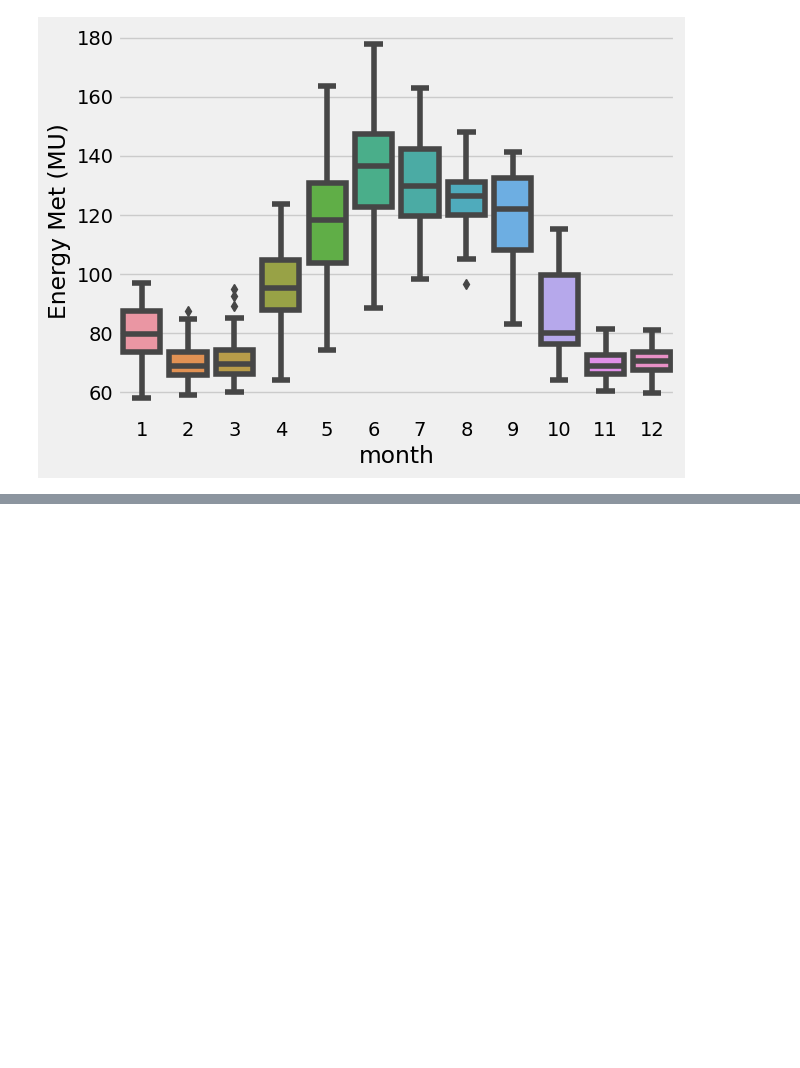
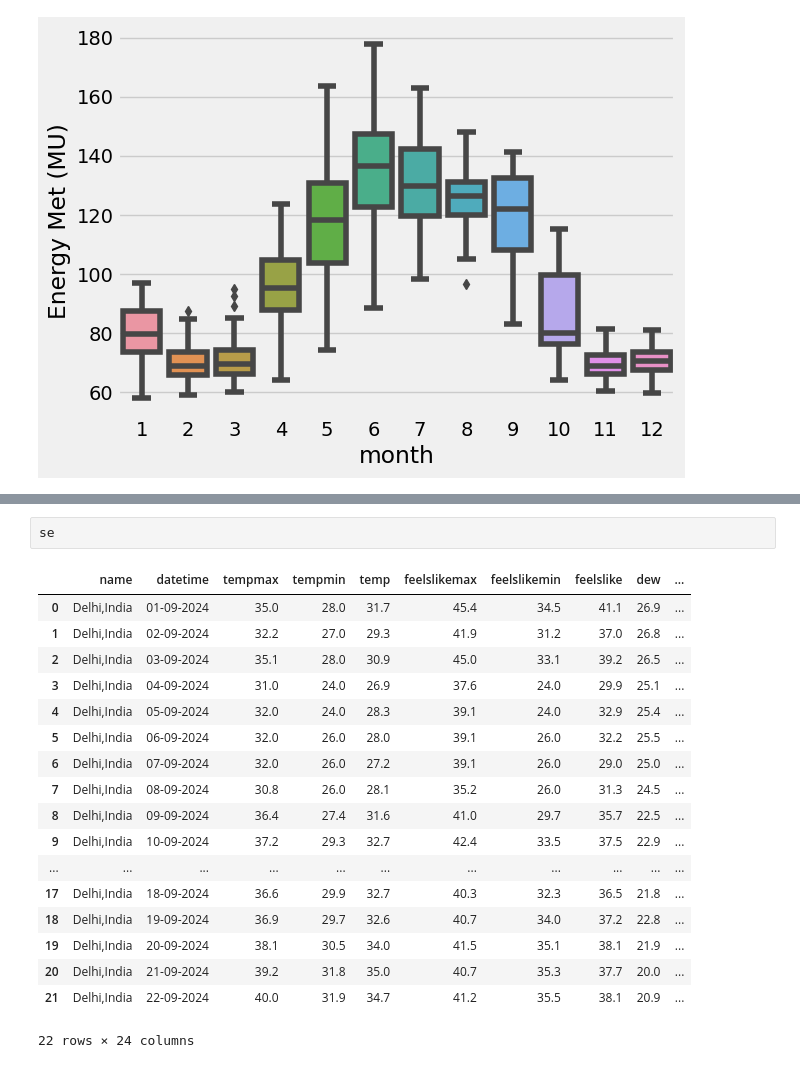
Before and after one commit to PiyushAgrawal626/SIH, a Jupyter notebook: sih-ps-1624.ipynb, the cells around one changed output, grey strips where cells are left out. Drawn from its saved outputs; the diff is of its cells as text; blank space fills up the shorter version.

```diff
--- a/sih-ps-1624.ipynb
+++ b/sih-ps-1624.ipynb
@@ -229,0 +380,21 @@ plt.show()
+# %%
+se
+# %% [output]
+|  | name | datetime | tempmax | tempmin | temp | feelslikemax | feelslikemin | feelslike | dew | ... |
+| 0 | Delhi,India | 01-09-2024 | 35.0 | 28.0 | 31.7 | 45.4 | 34.5 | 41.1 | 26.9 | ... |
+| 1 | Delhi,India | 02-09-2024 | 32.2 | 27.0 | 29.3 | 41.9 | 31.2 | 37.0 | 26.8 | ... |
+| 2 | Delhi,India | 03-09-2024 | 35.1 | 28.0 | 30.9 | 45.0 | 33.1 | 39.2 | 26.5 | ... |
+| 3 | Delhi,India | 04-09-2024 | 31.0 | 24.0 | 26.9 | 37.6 | 24.0 | 29.9 | 25.1 | ... |
+| 4 | Delhi,India | 05-09-2024 | 32.0 | 24.0 | 28.3 | 39.1 | 24.0 | 32.9 | 25.4 | ... |
+| 5 | Delhi,India | 06-09-2024 | 32.0 | 26.0 | 28.0 | 39.1 | 26.0 | 32.2 | 25.5 | ... |
+| 6 | Delhi,India | 07-09-2024 | 32.0 | 26.0 | 27.2 | 39.1 | 26.0 | 29.0 | 25.0 | ... |
+| 7 | Delhi,India | 08-09-2024 | 30.8 | 26.0 | 28.1 | 35.2 | 26.0 | 31.3 | 24.5 | ... |
+| 8 | Delhi,India | 09-09-2024 | 36.4 | 27.4 | 31.6 | 41.0 | 29.7 | 35.7 | 22.5 | ... |
+| 9 | Delhi,India | 10-09-2024 | 37.2 | 29.3 | 32.7 | 42.4 | 33.5 | 37.5 | 22.9 | ... |
+| ... | ... | ... | ... | ... | ... | ... | ... | ... | ... | ... |
+| 17 | Delhi,India | 18-09-2024 | 36.6 | 29.9 | 32.7 | 40.3 | 32.3 | 36.5 | 21.8 | ... |
+| 18 | Delhi,India | 19-09-2024 | 36.9 | 29.7 | 32.6 | 40.7 | 34.0 | 37.2 | 22.8 | ... |
+| 19 | Delhi,India | 20-09-2024 | 38.1 | 30.5 | 34.0 | 41.5 | 35.1 | 38.1 | 21.9 | ... |
+| 20 | Delhi,India | 21-09-2024 | 39.2 | 31.8 | 35.0 | 40.7 | 35.3 | 37.7 | 20.0 | ... |
+| 21 | Delhi,India | 22-09-2024 | 40.0 | 31.9 | 34.7 | 41.2 | 35.5 | 38.1 | 20.9 | ... |
+22 rows × 24 columns
```
Also changed, not shown: parts of 21 cells of this notebook.
